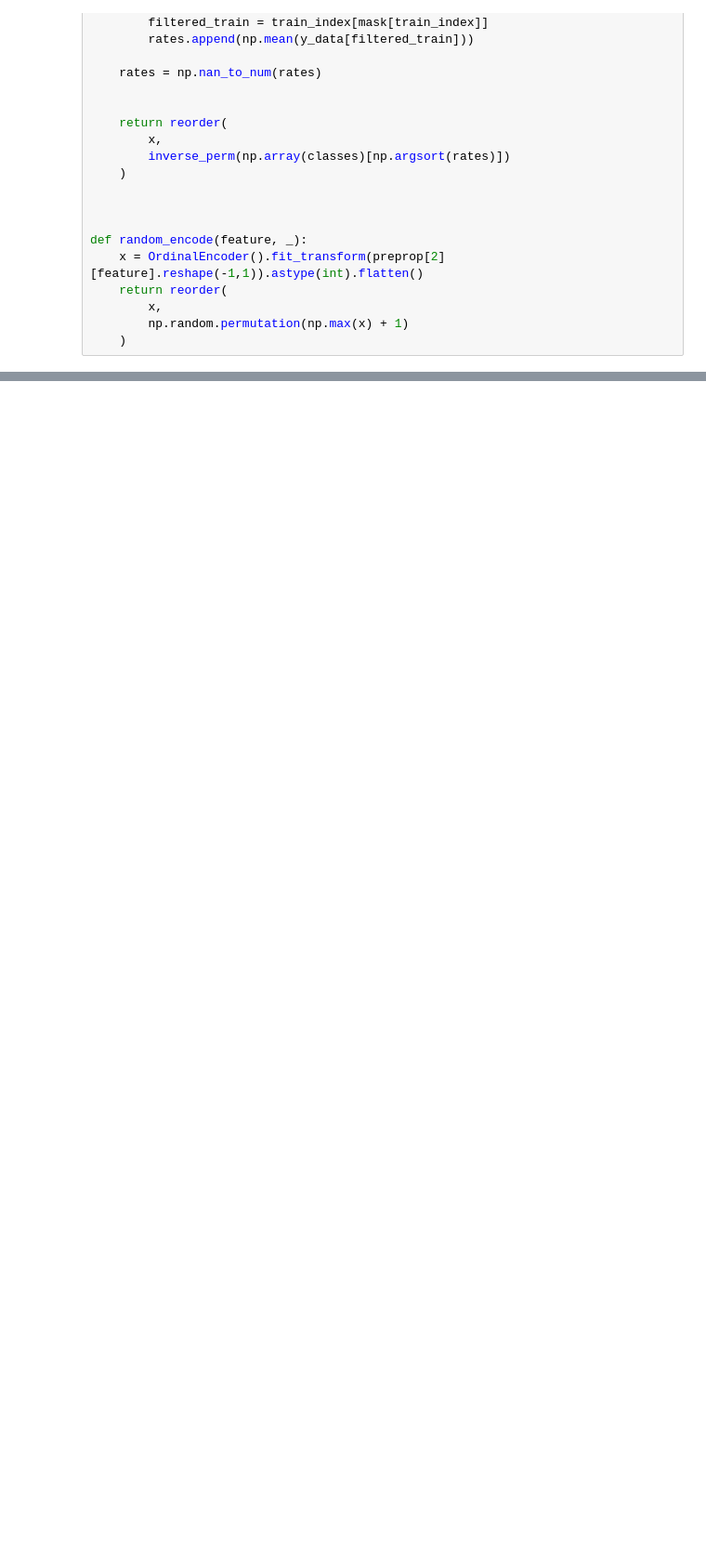
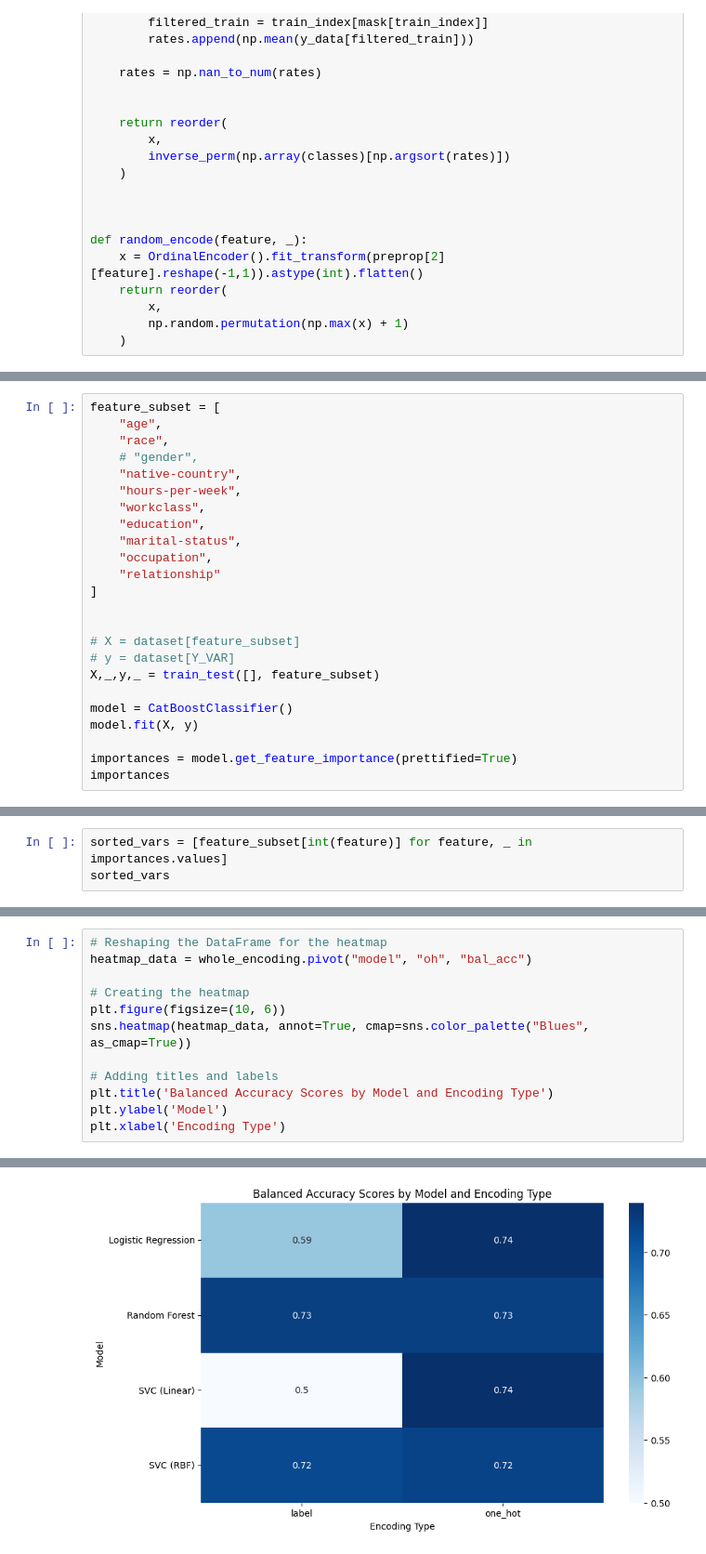
Before and after one commit to danielkopp4/Citation-Forecaster, a Jupyter notebook: analysis/exierment.ipynb, the cells around one changed output, grey strips where cells are left out. Shown at 93% size. Drawn from its saved outputs; the diff is of its cells as text; blank space fills up the shorter version.

```diff
--- a/analysis/exierment.ipynb
+++ b/analysis/exierment.ipynb
@@ -482,0 +193,24 @@ KeyboardInterrupt:
+# %%
+feature_subset = [
+    "age",
+    "race",
+    # "gender",
+    "native-country",
+    "hours-per-week",
+    "workclass",
+    "education",
+    "marital-status",
+    "occupation",
+    "relationship"
+]
+
+
+# X = dataset[feature_subset]
+# y = dataset[Y_VAR]
+X,_,y,_ = train_test([], feature_subset)
+
+model = CatBoostClassifier()
+model.fit(X, y)
+
+importances = model.get_feature_importance(prettified=True)
+importances
@@ -482,0 +245,3 @@ KeyboardInterrupt:
+# %%
+sorted_vars = [feature_subset[int(feature)] for feature, _ in importances.values]
+sorted_vars
@@ -482,0 +322,13 @@ KeyboardInterrupt:
+# %%
+# Reshaping the DataFrame for the heatmap
+heatmap_data = whole_encoding.pivot("model", "oh", "bal_acc")
+
+# Creating the heatmap
+plt.figure(figsize=(10, 6))
+sns.heatmap(heatmap_data, annot=True, cmap=sns.color_palette("Blues", as_cmap=True))
+
+# Adding titles and labels
+plt.title('Balanced Accuracy Scores by Model and Encoding Type')
+plt.ylabel('Model')
+plt.xlabel('Encoding Type')
+# %% [output]
@@ -482,0 +336 @@ KeyboardInterrupt:
+[figure, added]
```
Also changed, not shown: parts of 27 cells of this notebook.
